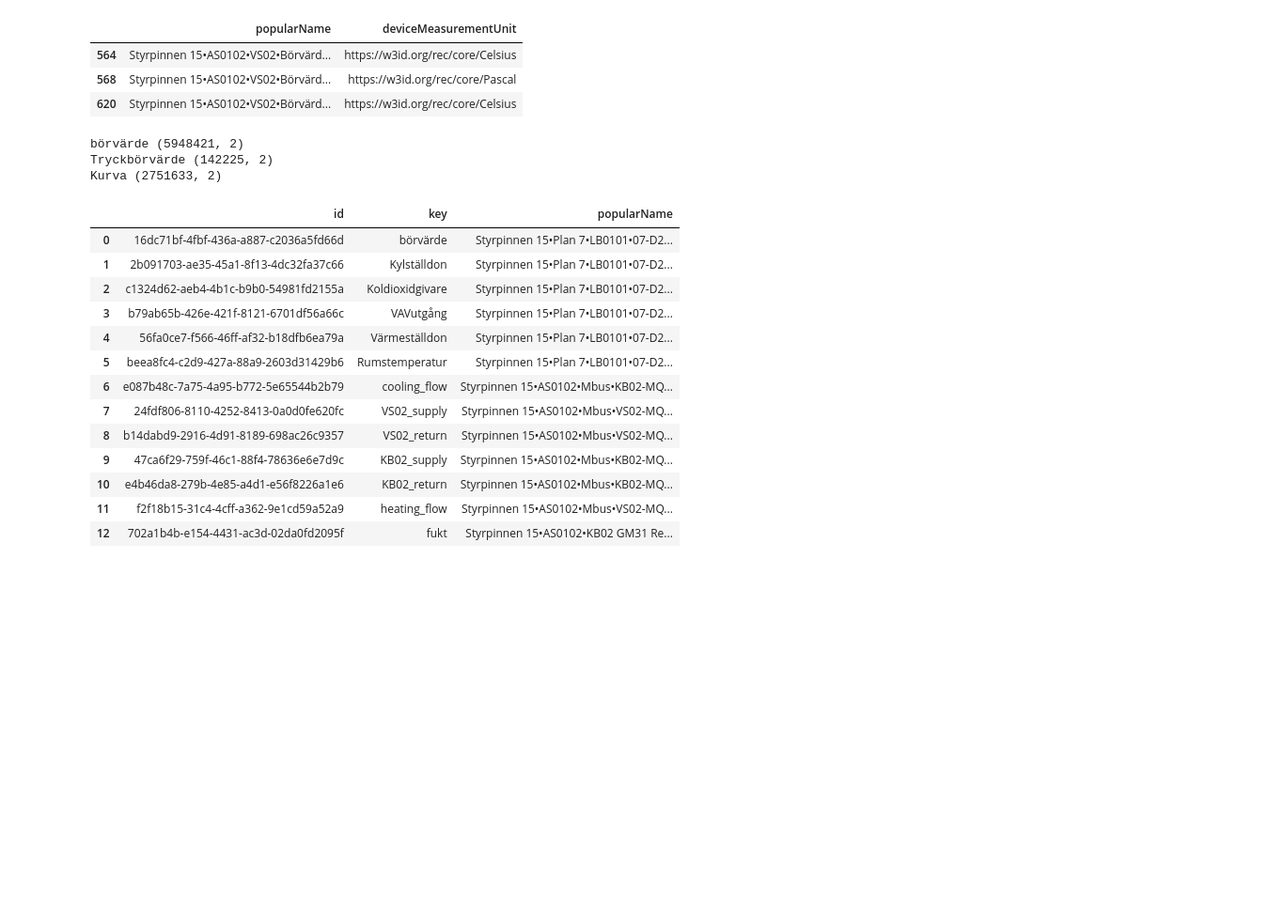
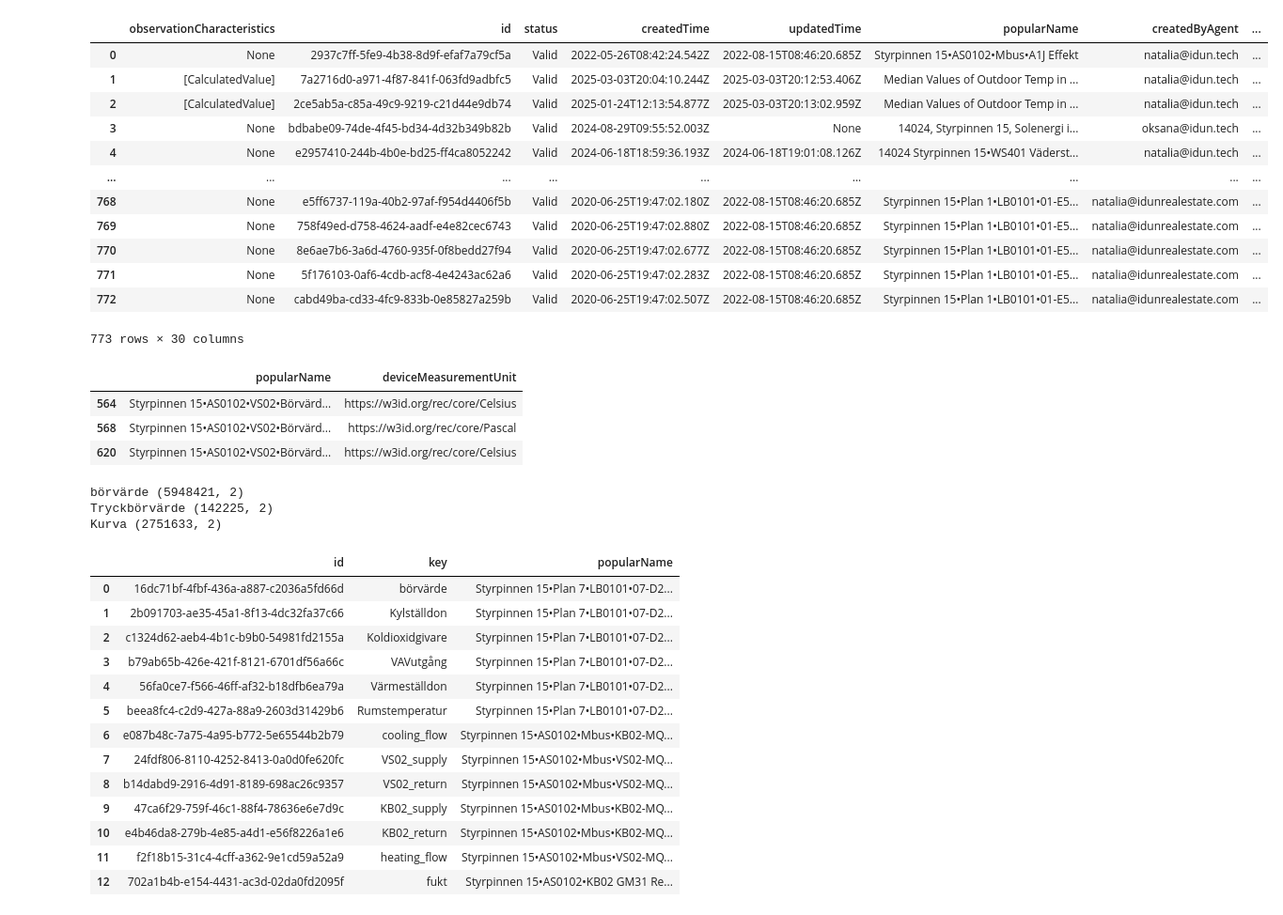
Before and after one commit to KrisCHEN8/New_VK, a Jupyter notebook: data_preprocessing.ipynb, the cells around one changed output. Shown at 94% size. Cells and saved outputs as stored; diff of their text form; code cells hidden in the pictures; blank space fills up the shorter version.

```diff
--- a/data_preprocessing.ipynb
+++ b/data_preprocessing.ipynb
@@ -11,8 +11,22 @@ cwd = os.getcwd()
 # %%
 pickle_folder = r'E:\VK_data\data_for_yc_active'
 df_sensors = pd.read_pickle(os.path.join(pickle_folder, 'df_sensors.pkl'))
 
-# display(df_sensors)
+display(df_sensors)
+# %% [output]
+|  | observationCharacteristics | id | status | createdTime | updatedTime | popularName | createdByAgent | ... |
+| 0 | None | 2937c7ff-5fe9-4b38-8d9f-efaf7a79cf5a | Valid | 2022-05-26T08:42:24.542Z | 2022-08-15T08:46:20.685Z | Styrpinnen 15•AS0102•Mbus•A1J Effekt | natalia@idun.tech | ... |
+| 1 | [CalculatedValue] | 7a2716d0-a971-4f87-841f-063fd9adbfc5 | Valid | 2025-03-03T20:04:10.244Z | 2025-03-03T20:12:53.406Z | Median Values of Outdoor Temp in ... | natalia@idun.tech | ... |
+| 2 | [CalculatedValue] | 2ce5ab5a-c85a-49c9-9219-c21d44e9db74 | Valid | 2025-01-24T12:13:54.877Z | 2025-03-03T20:13:02.959Z | Median Values of Outdoor Temp in ... | natalia@idun.tech | ... |
+| 3 | None | bdbabe09-74de-4f45-bd34-4d32b349b82b | Valid | 2024-08-29T09:55:52.003Z | None | 14024, Styrpinnen 15, Solenergi i... | oksana@idun.tech | ... |
+| 4 | None | e2957410-244b-4b0e-bd25-ff4ca8052242 | Valid | 2024-06-18T18:59:36.193Z | 2024-06-18T19:01:08.126Z | 14024 Styrpinnen 15•WS401 Väderst... | natalia@idun.tech | ... |
+| ... | ... | ... | ... | ... | ... | ... | ... | ... |
+| 768 | None | e5ff6737-119a-40b2-97af-f954d4406f5b | Valid | 2020-06-25T19:47:02.180Z | 2022-08-15T08:46:20.685Z | Styrpinnen 15•Plan 1•LB0101•01-E5... | natalia@idunrealestate.com | ... |
+| 769 | None | 758f49ed-d758-4624-aadf-e4e82cec6743 | Valid | 2020-06-25T19:47:02.880Z | 2022-08-15T08:46:20.685Z | Styrpinnen 15•Plan 1•LB0101•01-E5... | natalia@idunrealestate.com | ... |
+| 770 | None | 8e6ae7b6-3a6d-4760-935f-0f8bedd27f94 | Valid | 2020-06-25T19:47:02.677Z | 2022-08-15T08:46:20.685Z | Styrpinnen 15•Plan 1•LB0101•01-E5... | natalia@idunrealestate.com | ... |
+| 771 | None | 5f176103-0af6-4cdb-acf8-4e4243ac62a6 | Valid | 2020-06-25T19:47:02.283Z | 2022-08-15T08:46:20.685Z | Styrpinnen 15•Plan 1•LB0101•01-E5... | natalia@idunrealestate.com | ... |
+| 772 | None | cabd49ba-cd33-4fc9-833b-0e85827a259b | Valid | 2020-06-25T19:47:02.507Z | 2022-08-15T08:46:20.685Z | Styrpinnen 15•Plan 1•LB0101•01-E5... | natalia@idunrealestate.com | ... |
+773 rows × 30 columns
 # %%
 df = df_sensors[df_sensors['popularName'].str.contains(r'(?=.*Bö)(?=.*VS02)', na=False, regex=True)]
 name = df[['popularName', 'deviceMeasurementUnit']]
```
Also changed, not shown: parts of 1 cell of this notebook, 2 other files.
